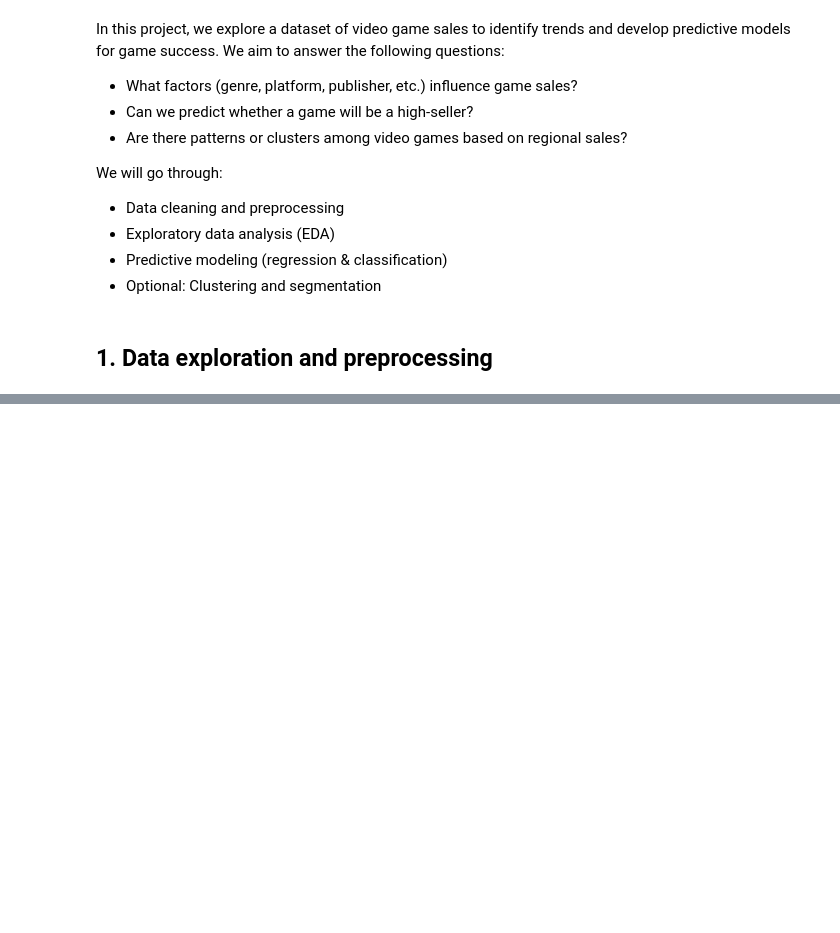
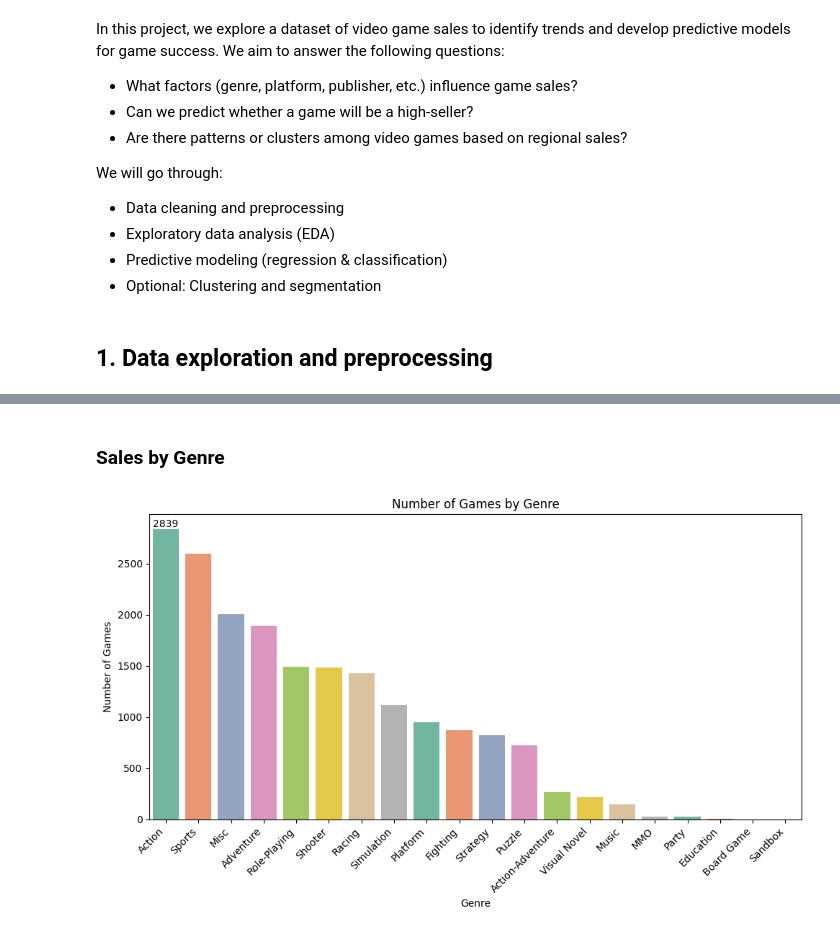
Before and after one commit to William-Baaklini/EWD-Project, a Jupyter notebook: william_baaklini_s34859_ewd_project.ipynb, the cells around one changed output, grey strips where cells are left out. Drawn from its saved outputs; the diff is of its cells as text; code cells hidden in the pictures; blank space fills up the shorter version.

```diff
--- a/william_baaklini_s34859_ewd_project.ipynb
+++ b/william_baaklini_s34859_ewd_project.ipynb
@@ -54,0 +180,33 @@ memory usage: 6.8+ MB
+# %% [markdown]
+### Sales by Genre
+# %%
+# Count of games per genre
+games_to_genre = (
+    pd.DataFrame(df.groupby('genre')['total_sales'].count())
+    .sort_values('total_sales', ascending=False)
+    .rename(columns={'total_sales': 'game_count'})
+)
+
+# Plotting
+plt.figure(figsize=(10, 6))
+ax = sns.barplot(
+    data=games_to_genre,
+    x='genre',
+    y='game_count',
+    hue='genre',
+    palette='Set2',
+    legend=False
+)
+
+# Rotate x-tick labels safely
+plt.xticks(rotation=45, ha='right')
+
+ax.set_title('Number of Games by Genre')
+ax.set_ylabel('Number of Games')
+ax.set_xlabel('Genre')
+ax.bar_label(ax.containers[0], fontsize=10, fmt='%.5g')
+
+plt.tight_layout()
+plt.show()
+# %% [output]
+[figure, added]
```
Also changed, not shown: parts of 39 cells of this notebook, 22 other files.
